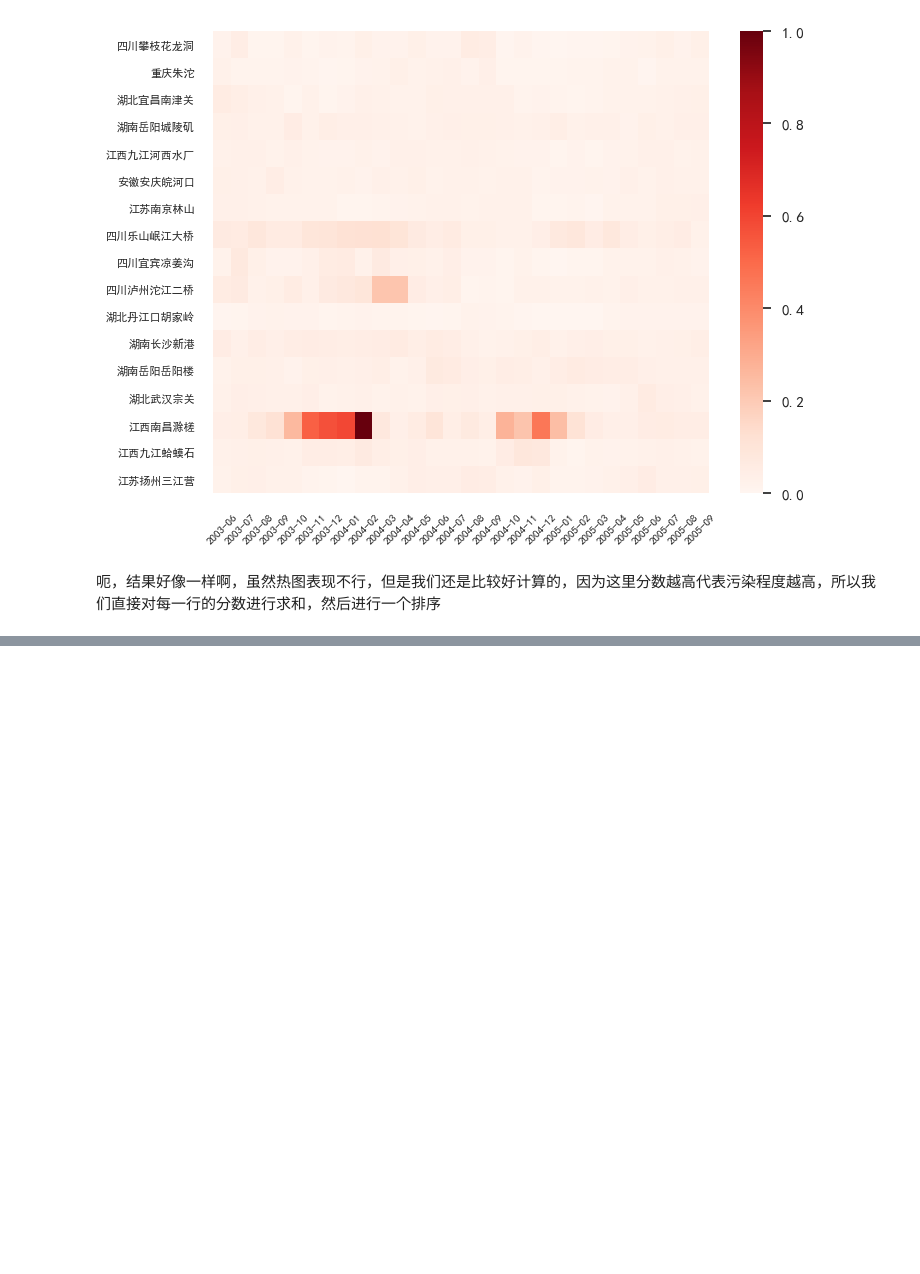
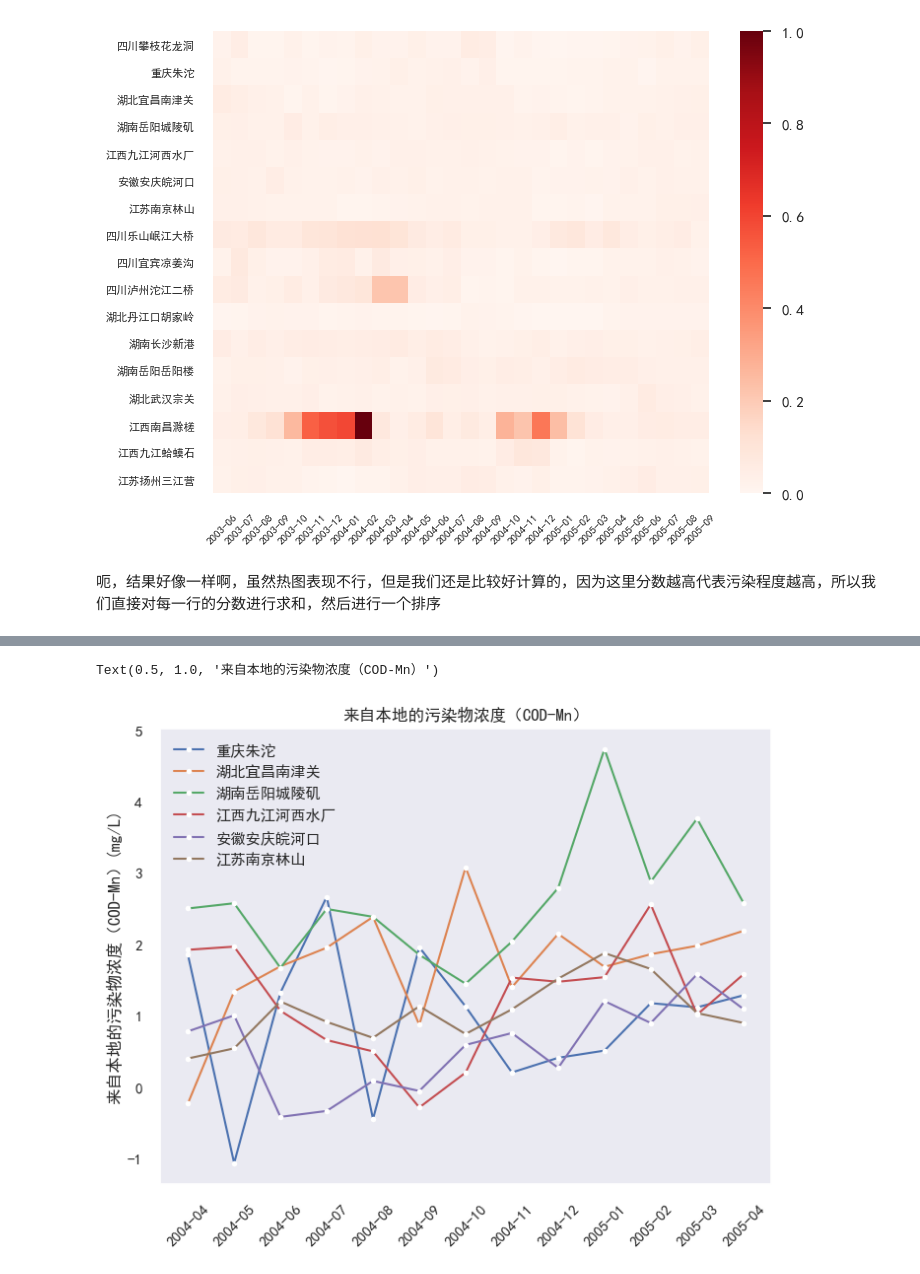
Before and after one commit to maxfanxd/2023mathematical-maxfan, a Jupyter notebook: Practice/第一次练习.ipynb, the cells around one changed output, grey strips where cells are left out. Cells and saved outputs as stored; diff of their text form; code cells hidden in the pictures; blank space fills up the shorter version.

```diff
--- a/Practice/第一次练习.ipynb
+++ b/Practice/第一次练习.ipynb
@@ -574,0 +832,3 @@ plt.show()
+# %%
+rel_t=rel_v[['时间','t1','t2','t3','t4','t5','t6']]
+rel_t.head()
@@ -574,0 +862,4 @@ plt.show()
+# %%
+new_columns=new_time.copy()
+new_columns.append('地点')
+new_columns
@@ -574,0 +952,31 @@ plt.show()
+# %%
+plt.rcParams['font.sans-serif'] = ['SimHei'] # 设置字体为SimHei
+plt.rcParams['axes.unicode_minus']=False # 修复负号问题
+
+
+df2=df0.copy()
+# df2代表来自本地的CODMn浓度
+for i in range(13):
+    new_data=[0]
+    #四川的观测站没有上游，默认设置为0
+    old_data=df0[new_time[i]].values
+    #old_data代表旧的数据
+
+    # 对应月份的各项时间数据
+    times=rel_t.iloc[i].values[1:].tolist()
+
+    for j in range(6):
+        new_data.append(old_data[j+1]-(old_data[j]*np.exp((-1)*0.2*times[j])))
+    df2[new_time[i]]=new_data
+
+for i in range(6):
+    plt.plot(new_time,df2.T[i+1].values[:-1], marker='o', markersize=4, mfc='w', label=new_location[i+1])
+
+plt.xticks(rotation=45)
+plt.legend()
+plt.grid()
+plt.ylabel('来自本地的污染物浓度（COD-Mn）(mg/L)')
+plt.title('来自本地的污染物浓度（COD-Mn）')
+# %% [output]
+Text(0.5, 1.0, '来自本地的污染物浓度（COD-Mn）')
+[figure, added]
```
Also changed, not shown: parts of 41 cells of this notebook, 5 other files.
